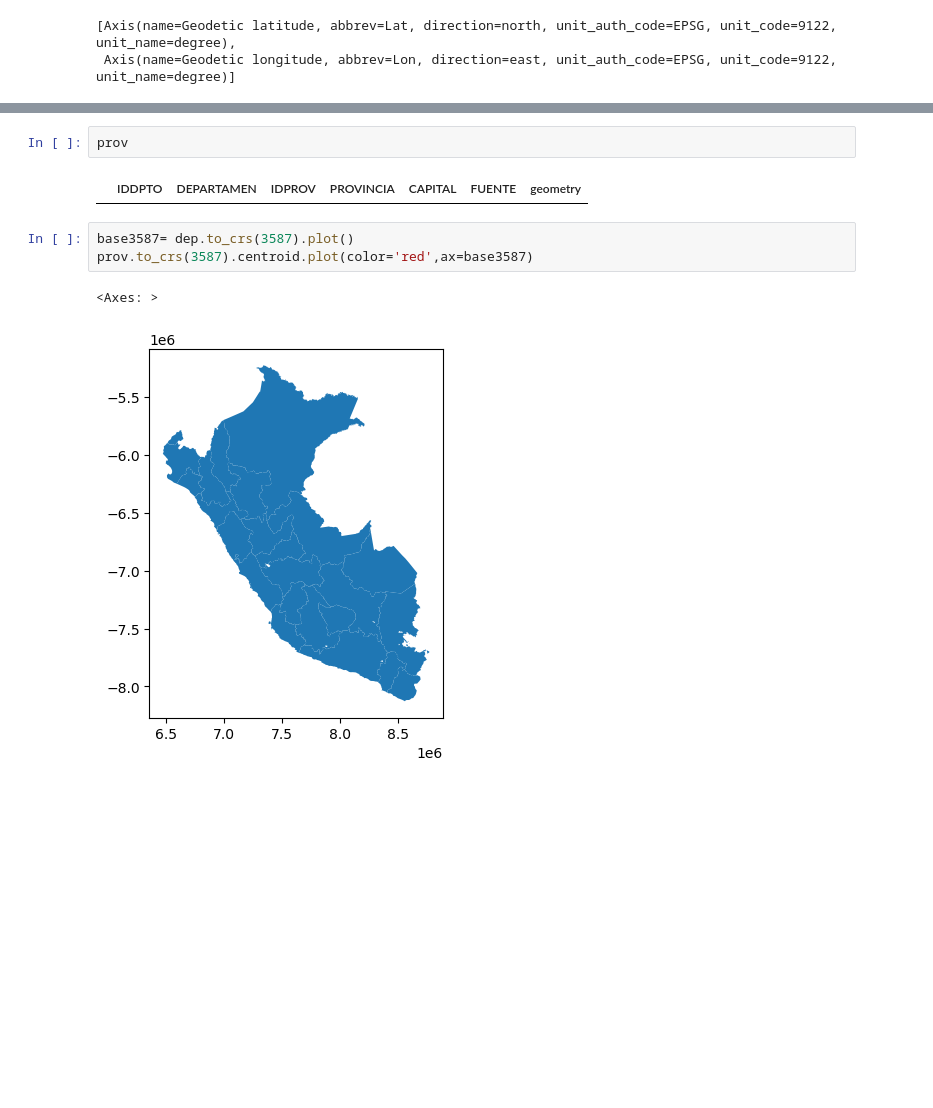
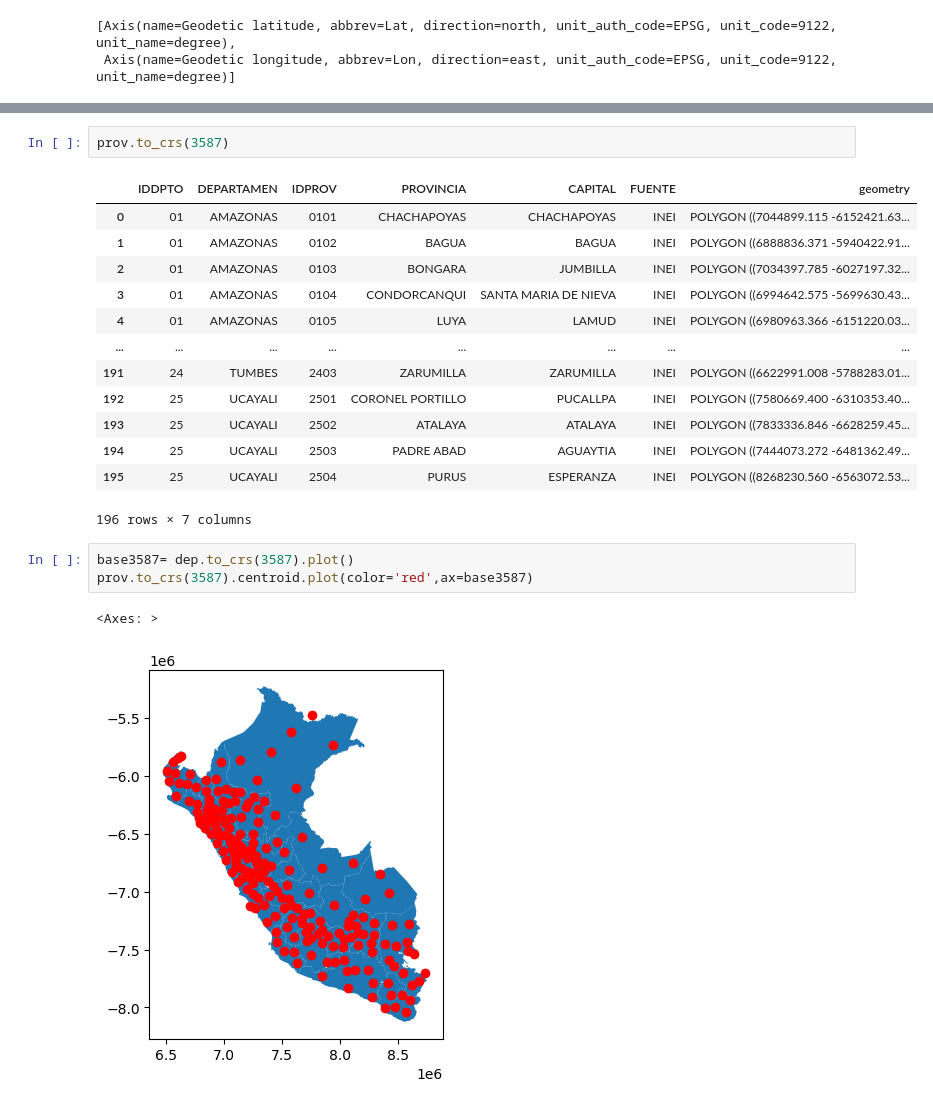
Before and after one commit to Proyecto-Magallanes/Dashboard, a Jupyter notebook: Codigo_mapas.ipynb, the cells around one changed output, grey strips where cells are left out. Cells and saved outputs as stored; diff of their text form; blank space fills up the shorter version.

```diff
--- a/Codigo_mapas.ipynb
+++ b/Codigo_mapas.ipynb
@@ -49,16 +49,28 @@ dep.to_crs(3587).crs.axis_info
 # %% [output]
 [Axis(name=Easting, abbrev=X, direction=east, unit_auth_code=EPSG, unit_code=9001, unit_name=metre),
  Axis(name=Northing, abbrev=Y, direction=north, unit_auth_code=EPSG, unit_code=9001, unit_name=metre)]
-# %%
-prov
-# %% [output]
-|  | IDDPTO | DEPARTAMEN | IDPROV | PROVINCIA | CAPITAL | FUENTE | geometry |
-# %%
-base3587= dep.to_crs(3587).plot()
-prov.to_crs(3587).centroid.plot(color='red',ax=base3587)
-# %% [output]
-<Axes: >
-[figure, removed]
+# %%
+prov.to_crs(3587)
+# %% [output]
+|  | IDDPTO | DEPARTAMEN | IDPROV | PROVINCIA | CAPITAL | FUENTE | geometry |
+| 0 | 01 | AMAZONAS | 0101 | CHACHAPOYAS | CHACHAPOYAS | INEI | POLYGON ((7044899.115 -6152421.63... |
+| 1 | 01 | AMAZONAS | 0102 | BAGUA | BAGUA | INEI | POLYGON ((6888836.371 -5940422.91... |
+| 2 | 01 | AMAZONAS | 0103 | BONGARA | JUMBILLA | INEI | POLYGON ((7034397.785 -6027197.32... |
+| 3 | 01 | AMAZONAS | 0104 | CONDORCANQUI | SANTA MARIA DE NIEVA | INEI | POLYGON ((6994642.575 -5699630.43... |
+| 4 | 01 | AMAZONAS | 0105 | LUYA | LAMUD | INEI | POLYGON ((6980963.366 -6151220.03... |
+| ... | ... | ... | ... | ... | ... | ... | ... |
+| 191 | 24 | TUMBES | 2403 | ZARUMILLA | ZARUMILLA | INEI | POLYGON ((6622991.008 -5788283.01... |
+| 192 | 25 | UCAYALI | 2501 | CORONEL PORTILLO | PUCALLPA | INEI | POLYGON ((7580669.400 -6310353.40... |
+| 193 | 25 | UCAYALI | 2502 | ATALAYA | ATALAYA | INEI | POLYGON ((7833336.846 -6628259.45... |
+| 194 | 25 | UCAYALI | 2503 | PADRE ABAD | AGUAYTIA | INEI | POLYGON ((7444073.272 -6481362.49... |
+| 195 | 25 | UCAYALI | 2504 | PURUS | ESPERANZA | INEI | POLYGON ((8268230.560 -6563072.53... |
+196 rows × 7 columns
+# %%
+base3587= dep.to_crs(3587).plot()
+prov.to_crs(3587).centroid.plot(color='red',ax=base3587)
+# %% [output]
+<Axes: >
+[figure, added]
 # %%
 base24891=dep.to_crs(24891).plot()
 prov.to_crs(24891).centroid.plot(color='red',ax=base24891)
```
Also changed, not shown: parts of 12 cells of this notebook, 1 other file.
